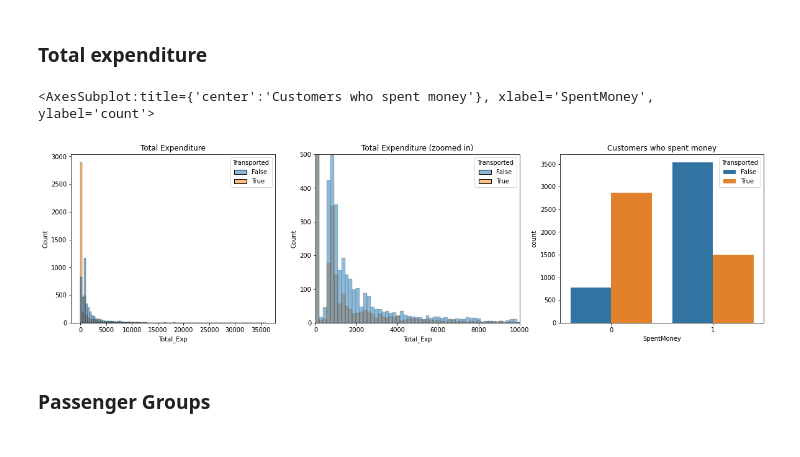
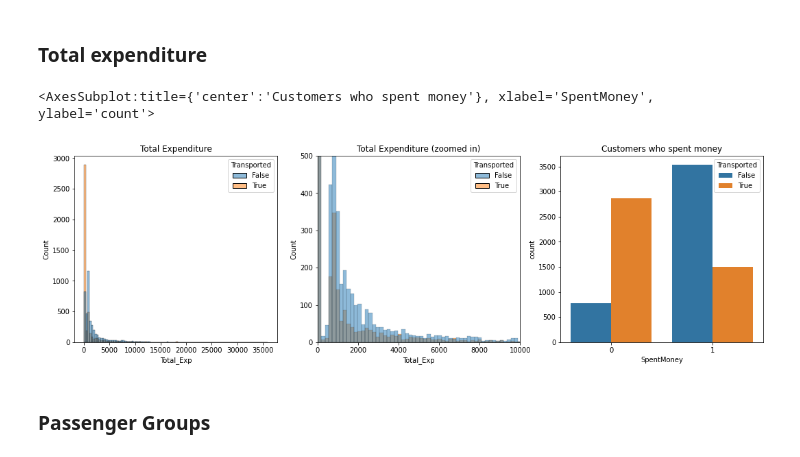
Before and after one commit to danielsaiger1/Data_Analytics, a Jupyter notebook: spaceship-titanic.ipynb, the cells around one changed output. Saved outputs shown, nothing was run; the diff lists cells and outputs as text; code cells hidden in the pictures.

```diff
--- a/spaceship-titanic.ipynb
+++ b/spaceship-titanic.ipynb
@@ -361,23 +361,23 @@ for i in dfs:
     i['SpentMoney'] = i['Total_Exp'].apply(lambda x: spent(x))
 # %%
 #Plotting the distribution of the new feature
-plt.figure(figsize = (20,5))
+plt.figure(figsize = (18,5))
 plt.subplot(1,3,1)
 plt.title('Total Expenditure')
 sns.histplot(data = train, x = 'Total_Exp', hue = 'Transported', bins = 100)
 
 plt.subplot(1,3,2)
 plt.title('Total Expenditure (zoomed in)')
 sns.histplot(data = train, x = 'Total_Exp', hue = 'Transported', bins =200)
 plt.xlim([0,10000])
 plt.ylim([0, 500])
 
 plt.subplot(1,3,3)
 plt.title('Customers who spent money')
 sns.countplot(data = train, x = "SpentMoney", hue = 'Transported')
 # %% [output]
 <AxesSubplot:title={'center':'Customers who spent money'}, xlabel='SpentMoney', ylabel='count'>
-[figure, old version]
+[figure, new version]
 # %% [markdown]
 ### Passenger Groups
 # %%
```
